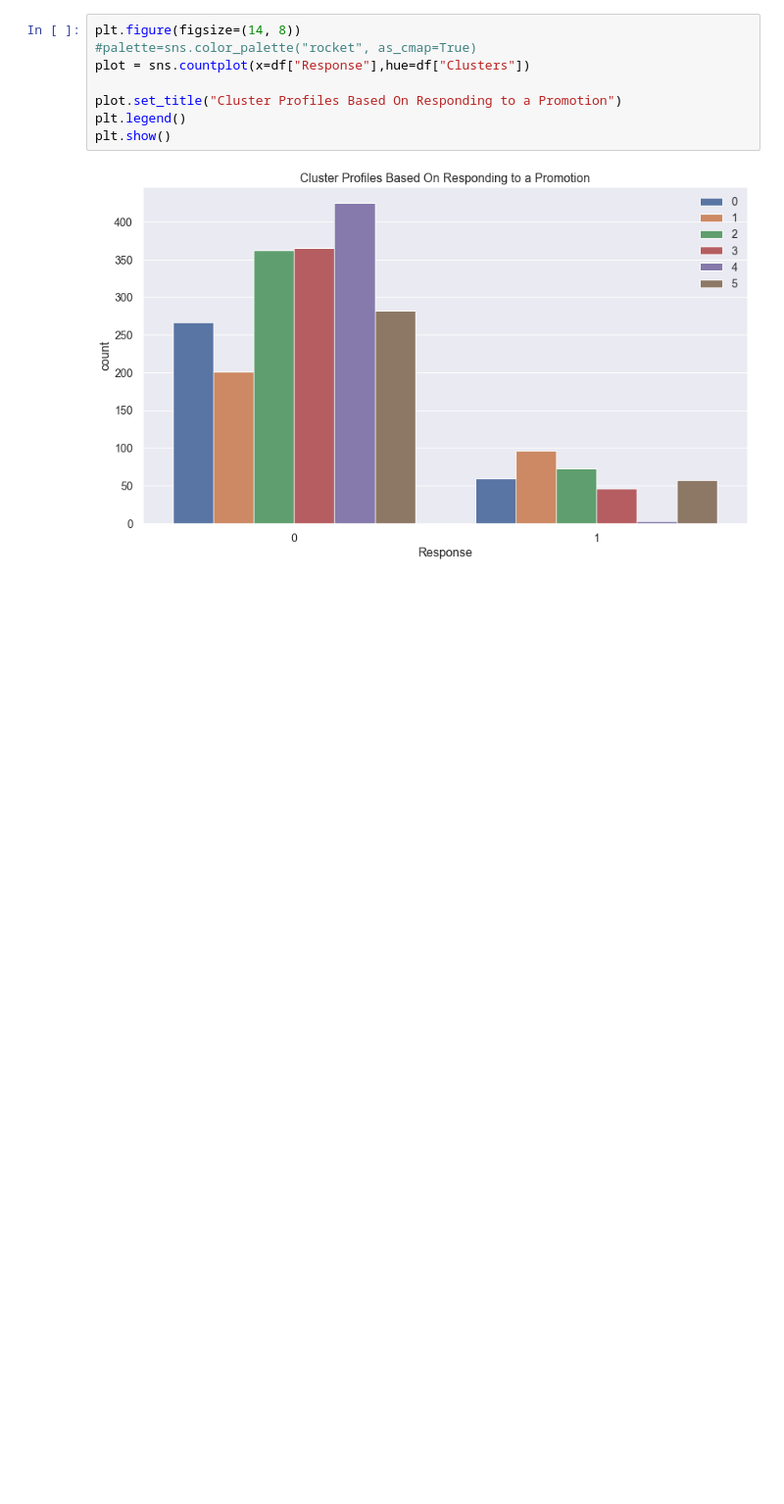
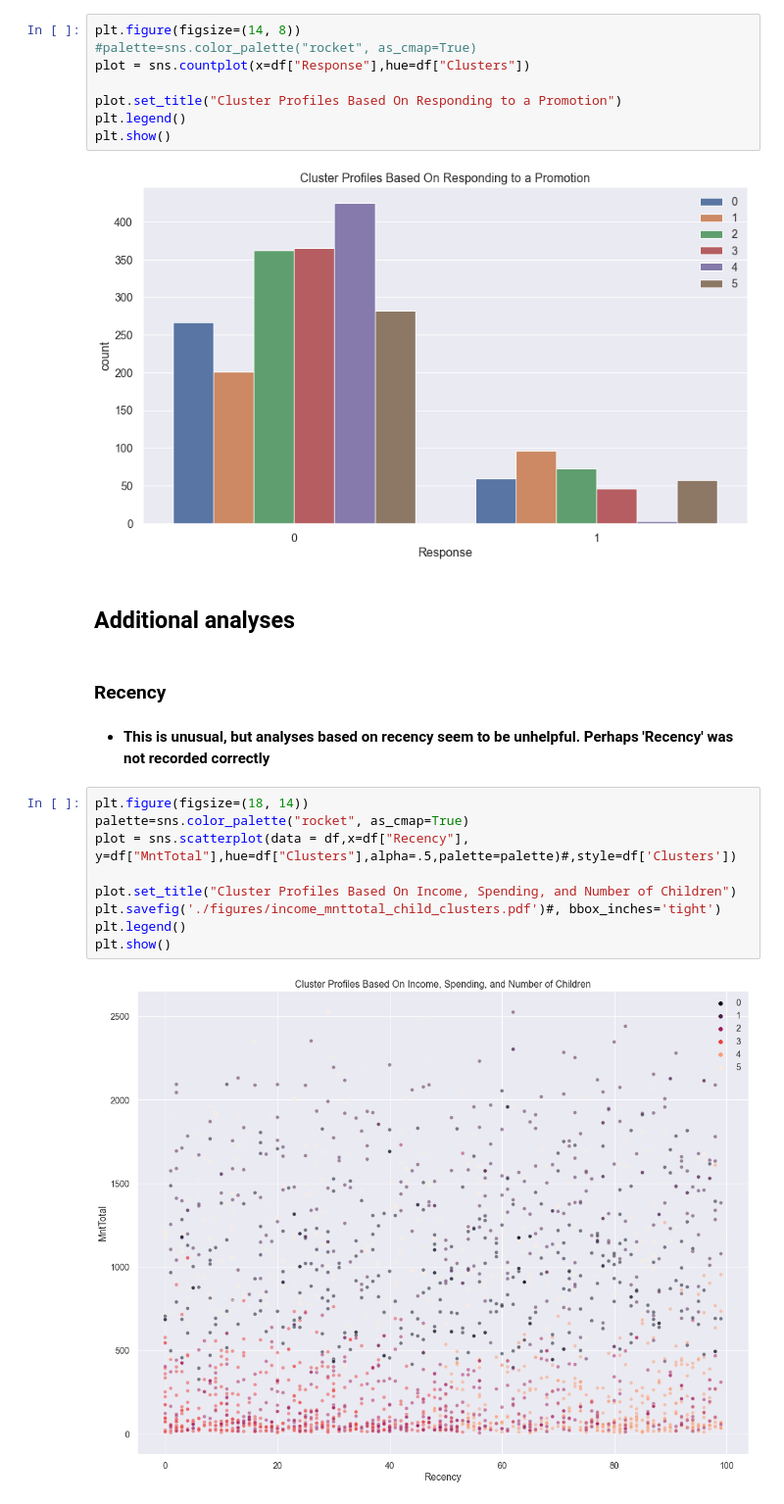
Before and after one commit to dapopov-st/store-customer-segmentation, a Jupyter notebook: 002_Segmentation_and_Takeaways.ipynb, the cells around one changed output. Shown at 98% size. Drawn from its saved outputs; the diff is of its cells as text; blank space fills up the shorter version.

```diff
--- a/002_Segmentation_and_Takeaways.ipynb
+++ b/002_Segmentation_and_Takeaways.ipynb
@@ -926,3 +929,20 @@ plt.legend()
 plt.show()
 # %% [output]
 [figure]
+# %% [markdown]
+## Additional analyses
+# %% [markdown]
+### Recency
+# %% [markdown]
+- **This is unusual, but analyses based on recency seem to be unhelpful. Perhaps 'Recency' was not recorded correctly**
+# %%
+plt.figure(figsize=(18, 14))
+palette=sns.color_palette("rocket", as_cmap=True)
+plot = sns.scatterplot(data = df,x=df["Recency"], y=df["MntTotal"],hue=df["Clusters"],alpha=.5,palette=palette)#,style=df['Clusters'])
+
+plot.set_title("Cluster Profiles Based On Income, Spending, and Number of Children")
+plt.savefig('./figures/income_mnttotal_child_clusters.pdf')#, bbox_inches='tight')
+plt.legend()
+plt.show()
+# %% [output]
+[figure, added]
```
Also changed, not shown: parts of 18 cells of this notebook, 1 other file.
